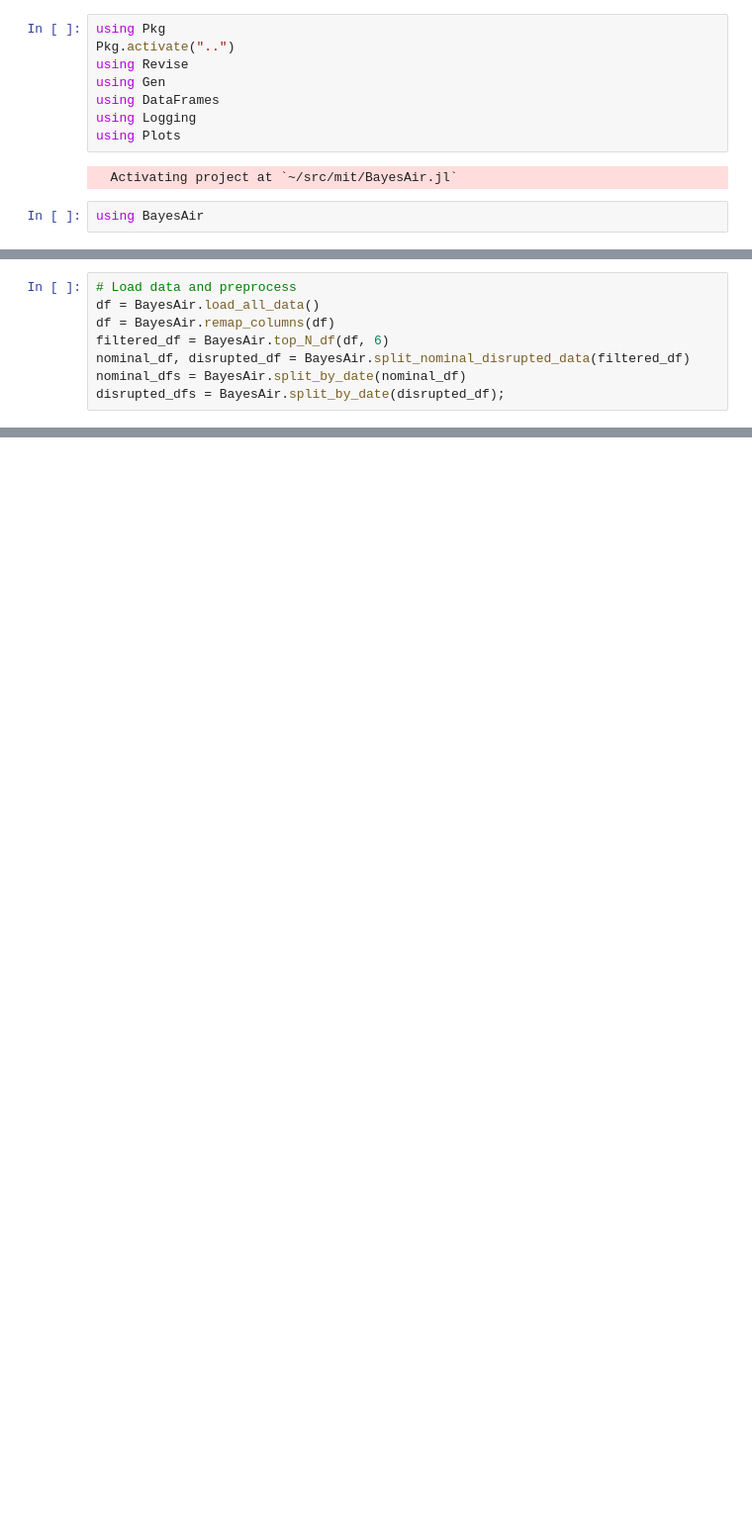
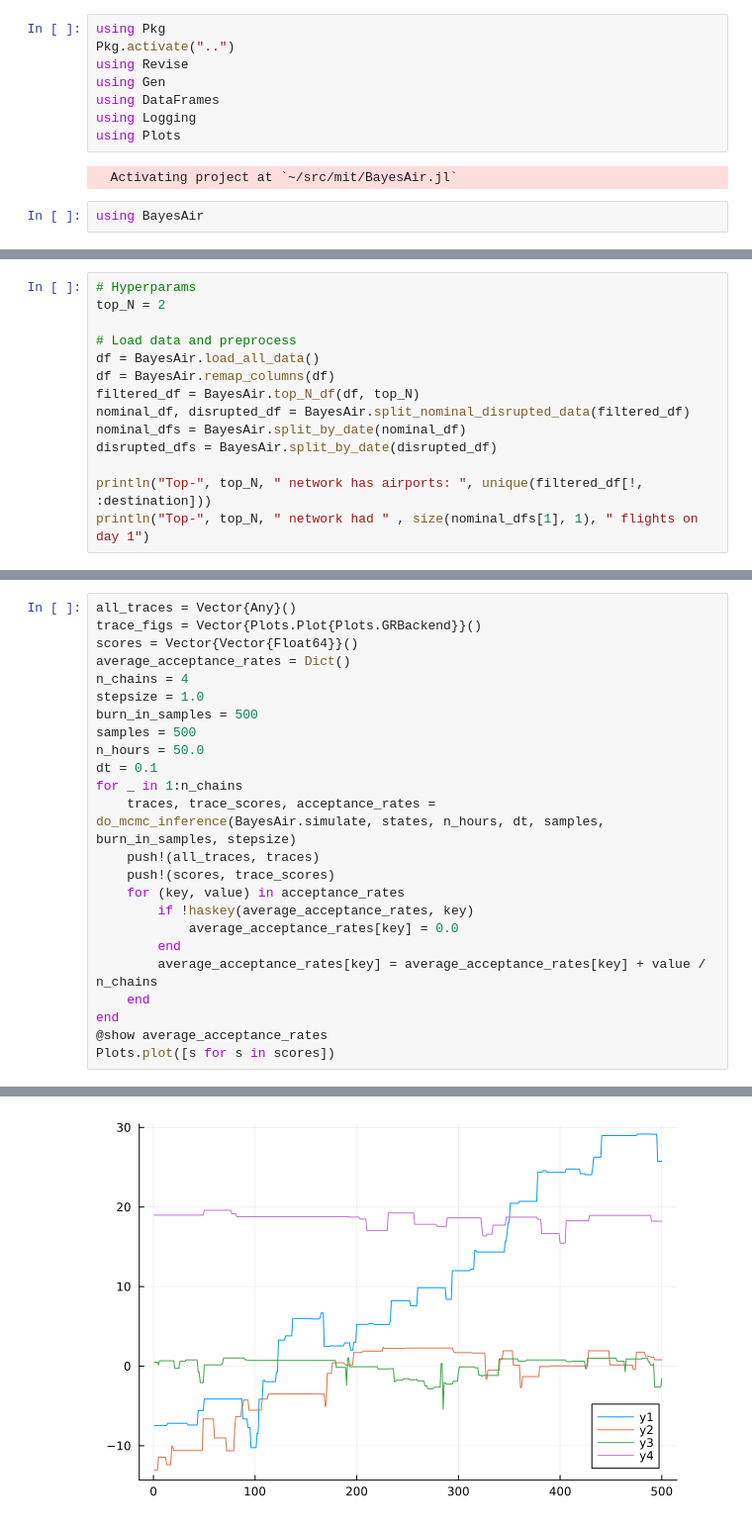
Before and after one commit to dawsonc/BayesAir.jl, a Jupyter notebook: notebooks/wn_network.ipynb, the cells around one changed output, grey strips where cells are left out. Shown: that part at 99% size. Cells and saved outputs as stored; diff of their text form; blank space fills up the shorter version.

```diff
--- a/notebooks/wn_network.ipynb
+++ b/notebooks/wn_network.ipynb
@@ -13,8 +15,14 @@ using BayesAir
 # %%
+# Hyperparams
+top_N = 2
+
 # Load data and preprocess
 df = BayesAir.load_all_data()
 df = BayesAir.remap_columns(df)
-filtered_df = BayesAir.top_N_df(df, 6)
+filtered_df = BayesAir.top_N_df(df, top_N)
 nominal_df, disrupted_df = BayesAir.split_nominal_disrupted_data(filtered_df)
 nominal_dfs = BayesAir.split_by_date(nominal_df)
-disrupted_dfs = BayesAir.split_by_date(disrupted_df);
+disrupted_dfs = BayesAir.split_by_date(disrupted_df)
+
+println("Top-", top_N, " network has airports: ", unique(filtered_df[!, :destination]))
+println("Top-", top_N, " network had " , size(nominal_dfs[1], 1), " flights on day 1")
@@ -43,0 +346,25 @@ nominal_dfs[1]
+# %%
+all_traces = Vector{Any}()
+trace_figs = Vector{Plots.Plot{Plots.GRBackend}}()
+scores = Vector{Vector{Float64}}()
+average_acceptance_rates = Dict()
+n_chains = 4
+stepsize = 1.0
+burn_in_samples = 500
+samples = 500
+n_hours = 50.0
+dt = 0.1
+for _ in 1:n_chains
+    traces, trace_scores, acceptance_rates = do_mcmc_inference(BayesAir.simulate, states, n_hours, dt, samples, burn_in_samples, stepsize)
+    push!(all_traces, traces)
+    push!(scores, trace_scores)
+    for (key, value) in acceptance_rates
+        if !haskey(average_acceptance_rates, key)
+            average_acceptance_rates[key] = 0.0
+        end
+        average_acceptance_rates[key] = average_acceptance_rates[key] + value / n_chains
+    end
+end
+@show average_acceptance_rates
+Plots.plot([s for s in scores])
+# %% [output]
@@ -43,0 +372 @@ nominal_dfs[1]
+[figure, added]
```
Also changed, not shown: parts of 11 cells of this notebook, 6 other files.
